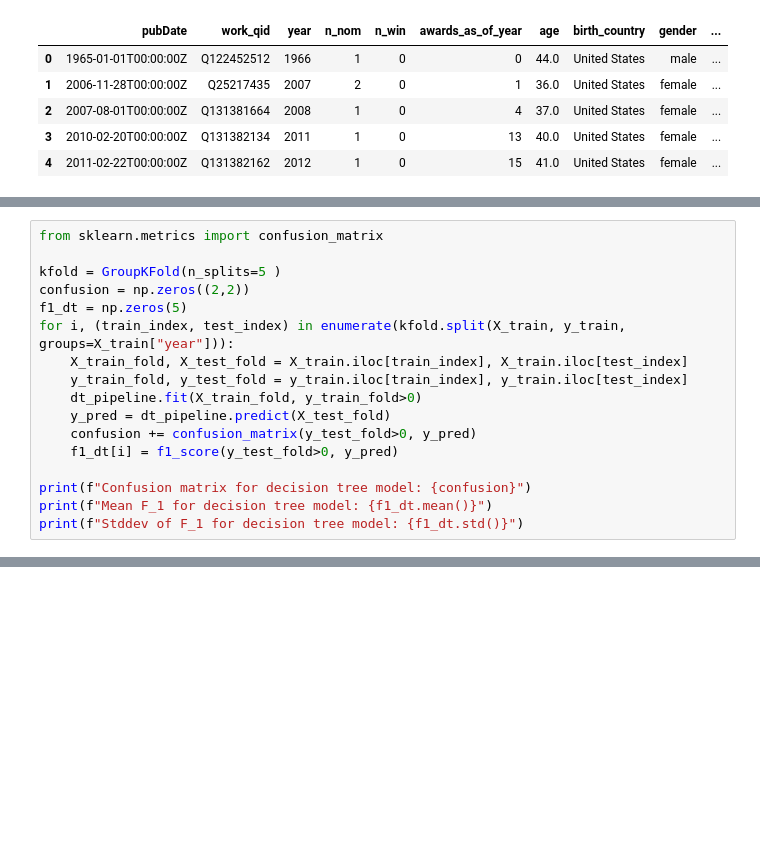
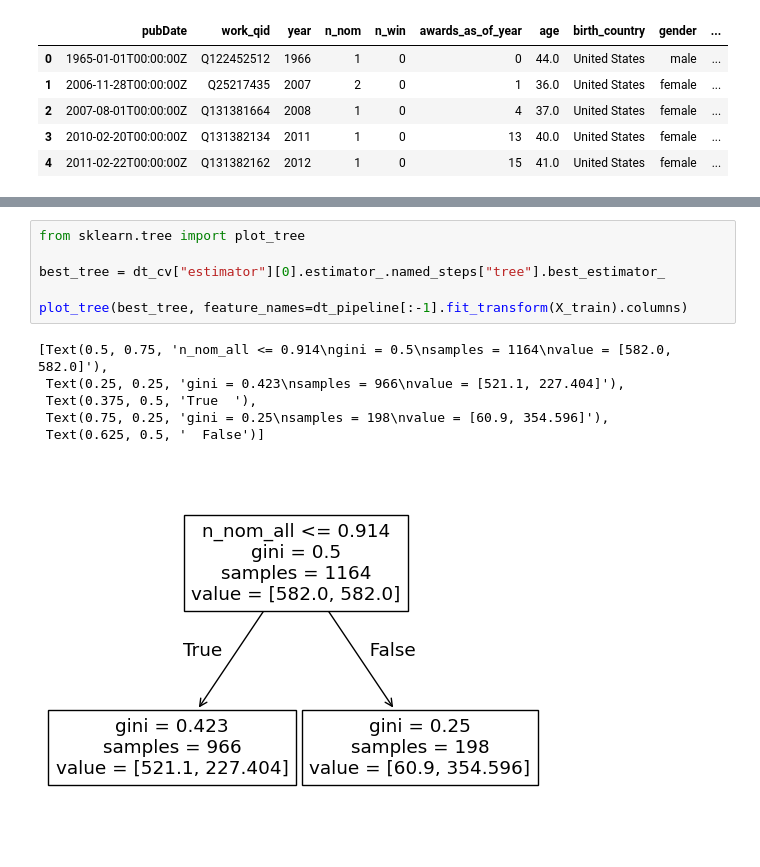
Before and after one commit to raineszm/sff-predict, a Jupyter notebook: notebooks/Trees.ipynb, the cells around one changed output, grey strips where cells are left out. Saved outputs shown, nothing was run; the diff lists cells and outputs as text; blank space fills up the shorter version.

```diff
--- a/notebooks/Trees.ipynb
+++ b/notebooks/Trees.ipynb
@@ -115,17 +163,0 @@ np.float64(0.3909903160905795)
-# %%
-from sklearn.metrics import confusion_matrix
-
-kfold = GroupKFold(n_splits=5 )
-confusion = np.zeros((2,2))
-f1_dt = np.zeros(5)
-for i, (train_index, test_index) in enumerate(kfold.split(X_train, y_train, groups=X_train["year"])):
-    X_train_fold, X_test_fold = X_train.iloc[train_index], X_train.iloc[test_index]
-    y_train_fold, y_test_fold = y_train.iloc[train_index], y_train.iloc[test_index]
-    dt_pipeline.fit(X_train_fold, y_train_fold>0)
-    y_pred = dt_pipeline.predict(X_test_fold)
-    confusion += confusion_matrix(y_test_fold>0, y_pred)
-    f1_dt[i] = f1_score(y_test_fold>0, y_pred)
-
-print(f"Confusion matrix for decision tree model: {confusion}")
-print(f"Mean F_1 for decision tree model: {f1_dt.mean()}")
-print(f"Stddev of F_1 for decision tree model: {f1_dt.std()}")
@@ -197,0 +164,13 @@ plt.scatter(years, f1_by_year)
+# %%
+from sklearn.tree import plot_tree
+
+best_tree = dt_cv["estimator"][0].estimator_.named_steps["tree"].best_estimator_
+
+plot_tree(best_tree, feature_names=dt_pipeline[:-1].fit_transform(X_train).columns)
+# %% [output]
+[Text(0.5, 0.75, 'n_nom_all <= 0.914\ngini = 0.5\nsamples = 1164\nvalue = [582.0, 582.0]'),
+ Text(0.25, 0.25, 'gini = 0.423\nsamples = 966\nvalue = [521.1, 227.404]'),
+ Text(0.375, 0.5, 'True  '),
+ Text(0.75, 0.25, 'gini = 0.25\nsamples = 198\nvalue = [60.9, 354.596]'),
+ Text(0.625, 0.5, '  False')]
+[figure, added]
```
Also changed, not shown: parts of 10 cells of this notebook, 4 other files.
